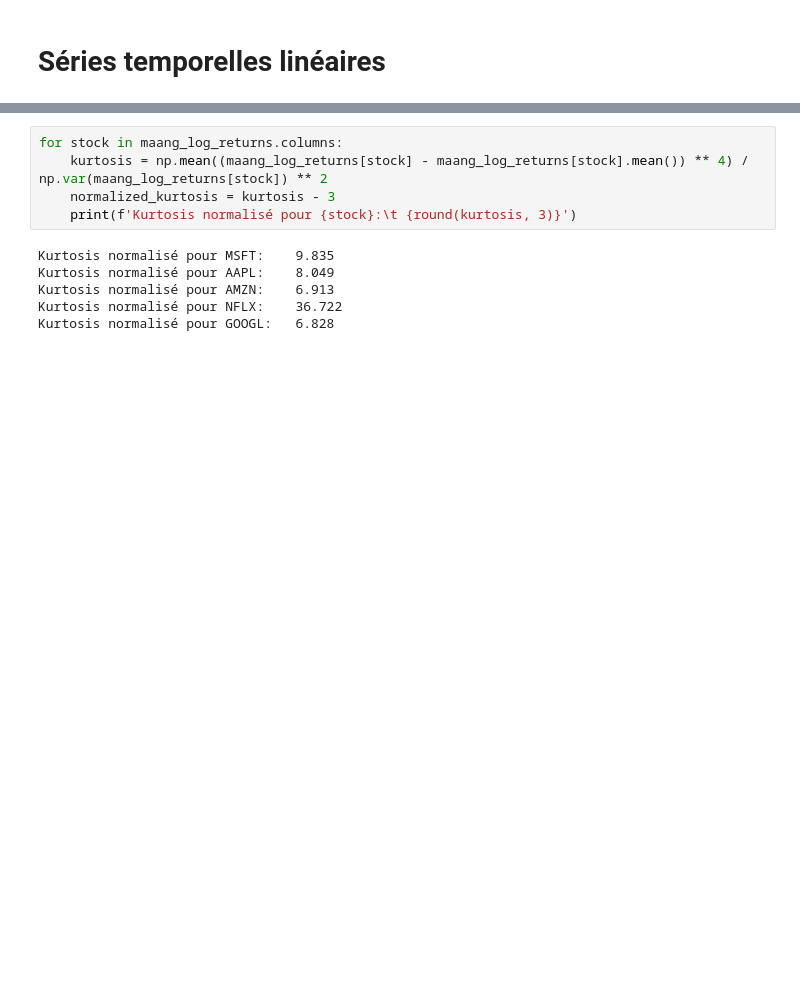
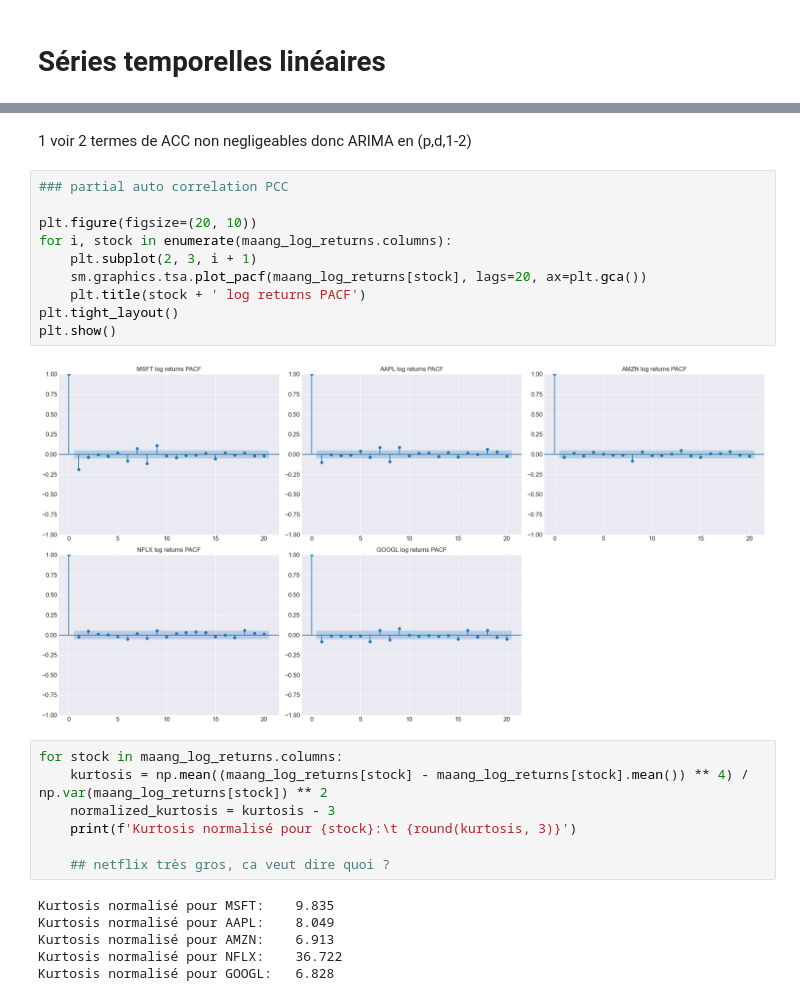
Before and after one commit to Bartbulteau/MAP565, a Jupyter notebook: main.ipynb, the cells around one changed output, grey strips where cells are left out. Saved outputs shown, nothing was run; the diff lists cells and outputs as text; blank space fills up the shorter version.

```diff
--- a/main.ipynb
+++ b/main.ipynb
@@ -59,8 +93,24 @@ plt.show()
+# %% [markdown]
+1 voir 2 termes de ACC non negligeables donc ARIMA en (p,d,1-2)
+# %%
+### partial auto correlation PCC
+
+plt.figure(figsize=(20, 10))
+for i, stock in enumerate(maang_log_returns.columns):
+    plt.subplot(2, 3, i + 1)
+    sm.graphics.tsa.plot_pacf(maang_log_returns[stock], lags=20, ax=plt.gca())
+    plt.title(stock + ' log returns PACF')
+plt.tight_layout()
+plt.show()
+# %% [output]
+[figure, added]
 # %%
 for stock in maang_log_returns.columns:
     kurtosis = np.mean((maang_log_returns[stock] - maang_log_returns[stock].mean()) ** 4) / np.var(maang_log_returns[stock]) ** 2
     normalized_kurtosis = kurtosis - 3
     print(f'Kurtosis normalisé pour {stock}:\t {round(kurtosis, 3)}')
+
+    ## netflix très gros, ca veut dire quoi ?
 # %% [output]
 Kurtosis normalisé pour MSFT:    9.835
 Kurtosis normalisé pour AAPL:    8.049
```
Also changed, not shown: parts of 25 cells of this notebook, 1 other file.
